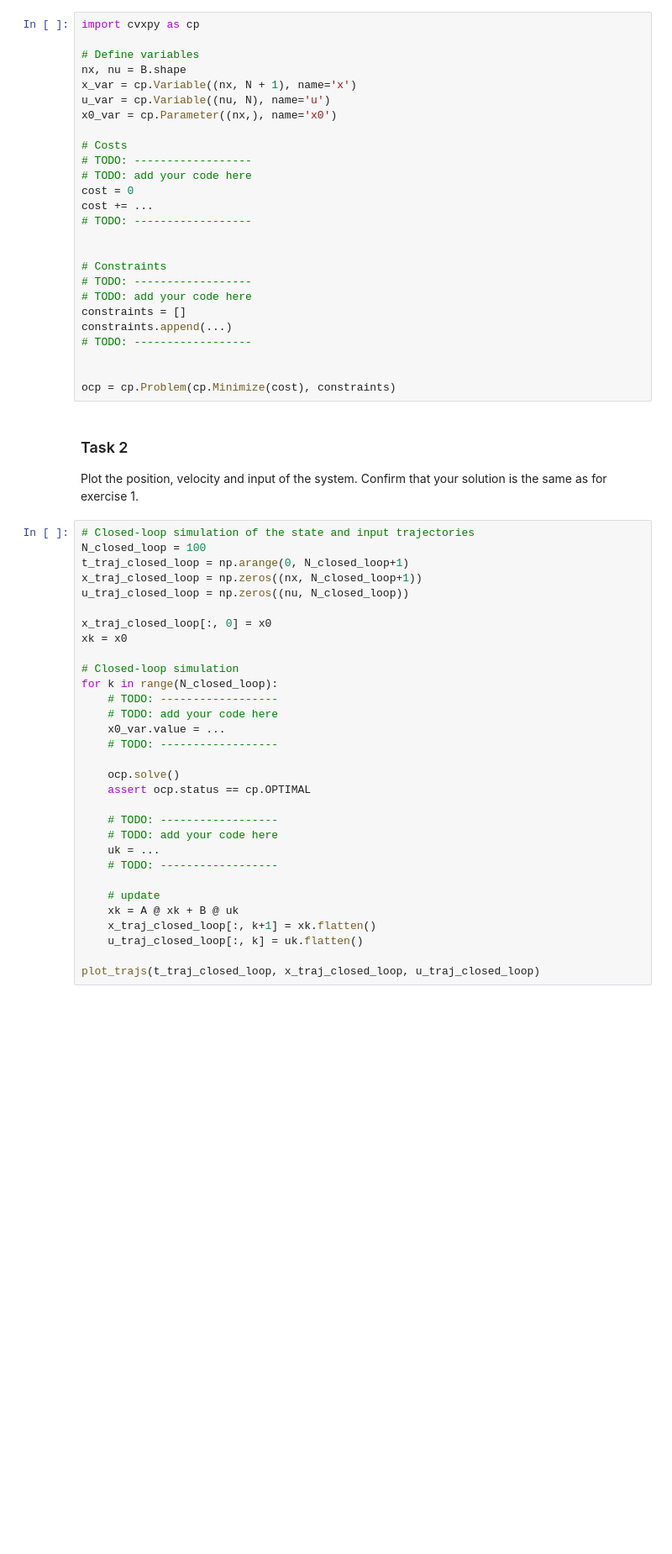
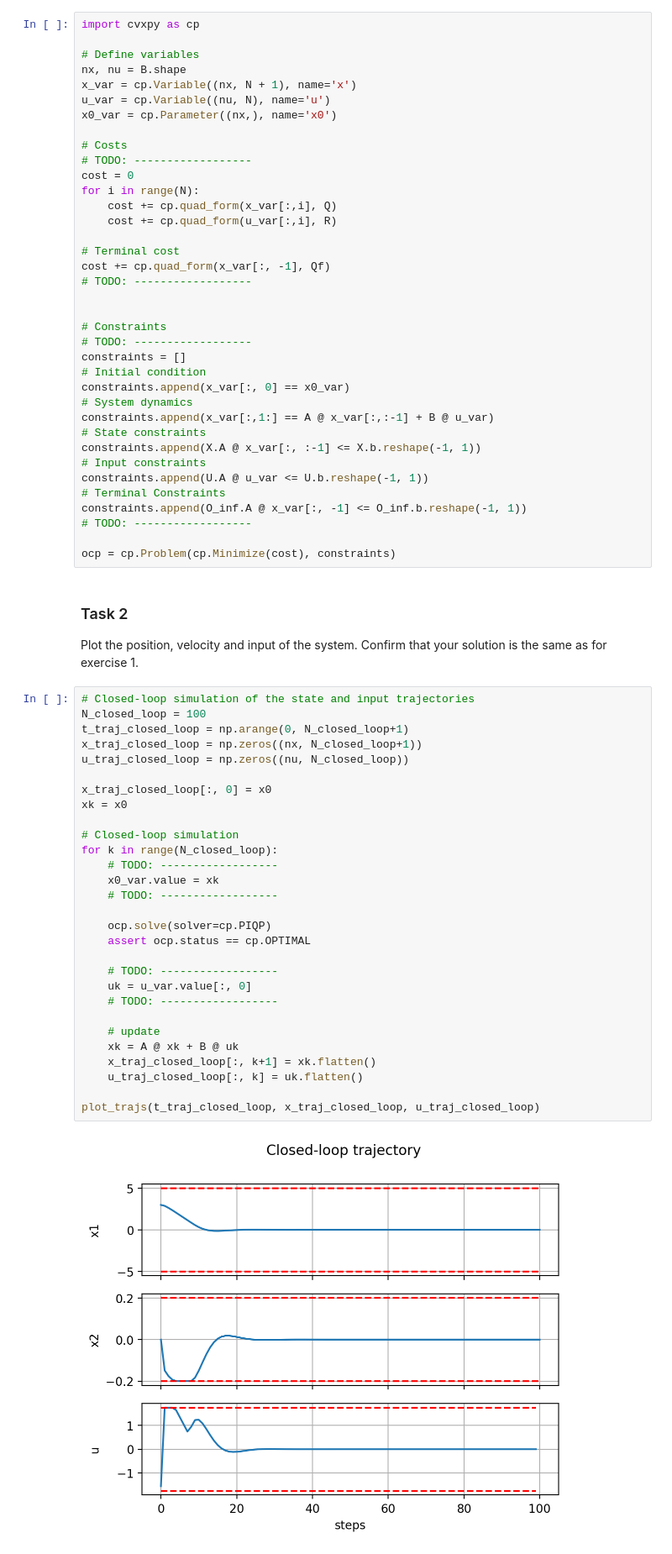
Before and after one commit to ujicrush/MPC-Course-EPFL, a Jupyter notebook: programming_exercises/exercise4_mpc/ex4_mpc.ipynb, the cells around one changed output. Shown at 84% size. Cells and saved outputs as stored; diff of their text form; blank space fills up the shorter version.

```diff
--- a/programming_exercises/exercise4_mpc/ex4_mpc.ipynb
+++ b/programming_exercises/exercise4_mpc/ex4_mpc.ipynb
@@ -199,20 +253,31 @@ x0_var = cp.Parameter((nx,), name='x0')
 
 # Costs
 # TODO: ------------------
-# TODO: add your code here
 cost = 0
-cost += ...
+for i in range(N):
+	cost += cp.quad_form(x_var[:,i], Q)
+	cost += cp.quad_form(u_var[:,i], R)
+
+# Terminal cost
+cost += cp.quad_form(x_var[:, -1], Qf)
 # TODO: ------------------
 
 
 # Constraints
 # TODO: ------------------
-# TODO: add your code here
 constraints = []
-constraints.append(...)
+# Initial condition
+constraints.append(x_var[:, 0] == x0_var)
+# System dynamics
+constraints.append(x_var[:,1:] == A @ x_var[:,:-1] + B @ u_var)
+# State constraints
+constraints.append(X.A @ x_var[:, :-1] <= X.b.reshape(-1, 1))
+# Input constraints
+constraints.append(U.A @ u_var <= U.b.reshape(-1, 1))
+# Terminal Constraints
+constraints.append(O_inf.A @ x_var[:, -1] <= O_inf.b.reshape(-1, 1))
 # TODO: ------------------
 
-
 ocp = cp.Problem(cp.Minimize(cost), constraints)
 # %% [markdown]
 ### Task 2
@@ -221,31 +286,31 @@ as for exercise 1.
 # %%
 # Closed-loop simulation of the state and input trajectories
 N_closed_loop = 100
 t_traj_closed_loop = np.arange(0, N_closed_loop+1)
 x_traj_closed_loop = np.zeros((nx, N_closed_loop+1))
 u_traj_closed_loop = np.zeros((nu, N_closed_loop))
 
 x_traj_closed_loop[:, 0] = x0
 xk = x0
 
 # Closed-loop simulation
 for k in range(N_closed_loop):
     # TODO: ------------------
-	# TODO: add your code here
-    x0_var.value = ...
+    x0_var.value = xk
     # TODO: ------------------
 
-    ocp.solve()
+    ocp.solve(solver=cp.PIQP)
     assert ocp.status == cp.OPTIMAL
 
 	# TODO: ------------------
-	# TODO: add your code here
-    uk = ...
+    uk = u_var.value[:, 0]
     # TODO: ------------------
 
 	# update
     xk = A @ xk + B @ uk
     x_traj_closed_loop[:, k+1] = xk.flatten()
     u_traj_closed_loop[:, k] = uk.flatten()
 
 plot_trajs(t_traj_closed_loop, x_traj_closed_loop, u_traj_closed_loop)
+# %% [output]
+[figure, added]
```
Also changed, not shown: parts of 3 cells of this notebook.
